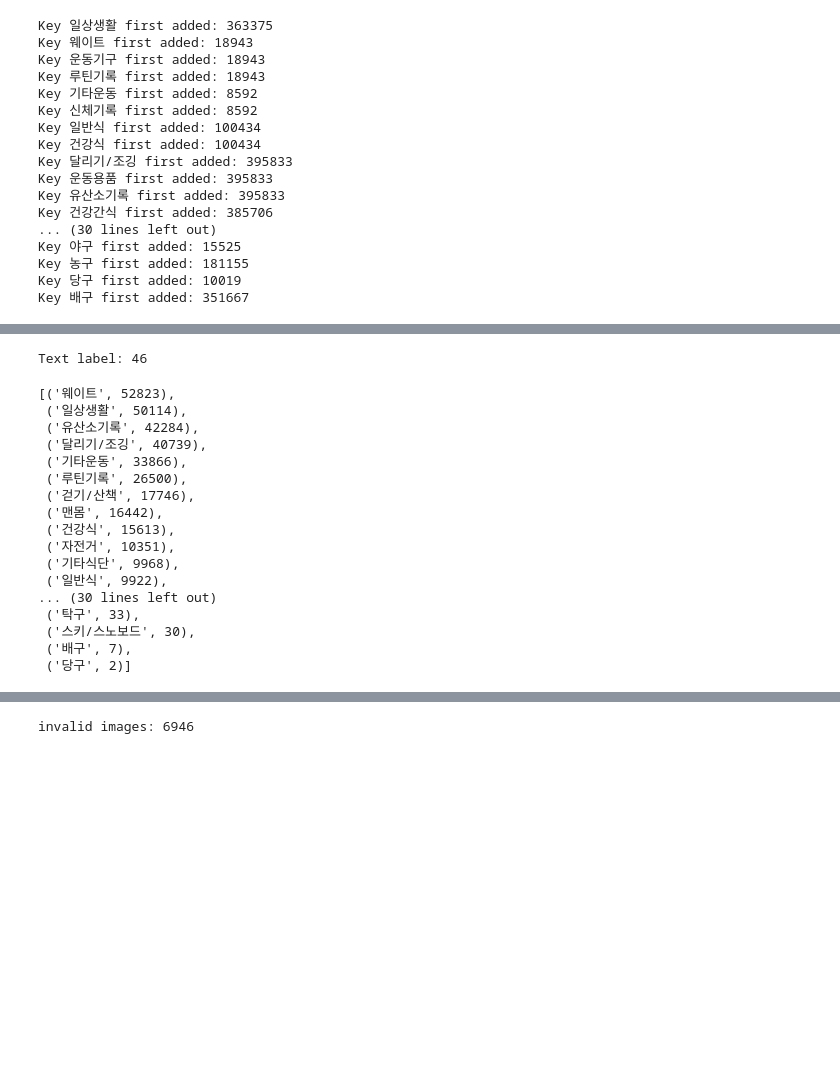
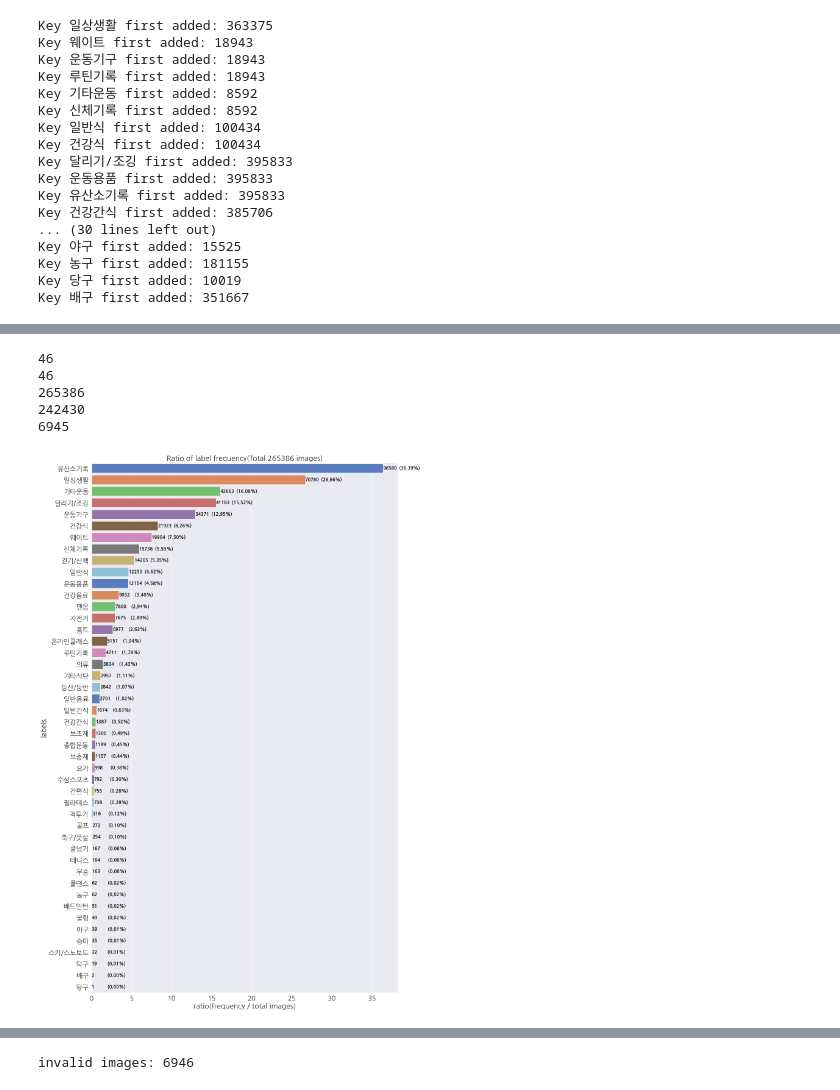
Before and after one commit to circlin-dev/feed_autolabeler, a Jupyter notebook: data_exploration.ipynb, the cells around one changed output, grey strips where cells are left out. Cells and saved outputs as stored; diff of their text form; code cells hidden in the pictures; blank space fills up the shorter version.

```diff
--- a/data_exploration.ipynb
+++ b/data_exploration.ipynb
@@ -233,7 +239,8 @@ processed_data.tail(20)
 def find_labels(directories): #list
     dict_image_label = {}
     dict_text_label = {}
-    num_images = 0
+    num_valid_images = 0
+    num_texts = 0
     invalidImage = []
     for directory in directories:
         json_list = os.listdir(directory)
@@ -247,6 +254,8 @@ def find_labels(directories): #list
                 #Image label #Consider invalidImage
                 for image in image_list:
                     if "invalidImage" not in image.keys():
+                        num_valid_images += 1
+
                         if image["athletics"][0] != "none":
                             for athletics_label in image["athletics"]:
                                 if athletics_label in dict_image_label.keys():
@@ -278,6 +287,7 @@ def find_labels(directories): #list
                         invalidImage.append(image['index'])
 
                 #Text label
+                num_texts += 1
                 if text["athletics"][0] != "none":
                     for athletics_label in text["athletics"]:
                         if athletics_label in dict_text_label.keys():
@@ -302,7 +312,7 @@ def find_labels(directories): #list
                             dict_text_label[etc_label] = 0
                 else:
                     pass
-    return [dict_image_label, dict_text_label], invalidImage
+    return [dict_image_label, dict_text_label], num_valid_images, num_texts, invalidImage
 # %%
 labels_dict = find_labels(json_dirs)
 # %% [output]
@@ -349,23 +336,40 @@ Image label: 46
-# %%
-#Text label
-print(f"Text label: {len(sorted(labels_dict[0][1].items(), key=(lambda x: x[1]), reverse=True))}")
-sorted(labels_dict[0][1].items(), key=(lambda x: x[1]), reverse=True)
-# %% [output]
-Text label: 46
-[('웨이트', 52823),
- ('일상생활', 50114),
- ('유산소기록', 42284),
- ('달리기/조깅', 40739),
- ('기타운동', 33866),
- ('루틴기록', 26500),
- ('걷기/산책', 17746),
- ('맨몸', 16442),
- ('건강식', 15613),
- ('자전거', 10351),
- ('기타식단', 9968),
- ('일반식', 9922),
-... (30 lines left out)
- ('탁구', 33),
- ('스키/스노보드', 30),
- ('배구', 7),
- ('당구', 2)]
+# %%
+print(len(labels_dict[0][0]))
+print(len(labels_dict[0][1]))
+print(labels_dict[1])
+print(labels_dict[2])
+print(len(labels_dict[3]))
+# %% [output]
+46
+46
+265386
+242430
+6945
+# %%
+import matplotlib.pyplot as plt
+import seaborn as sns
+
+sns.set(font_scale=2)
+plt.rcParams['font.family'] = 'NanumGothic'
+
+total_images = labels_dict[1]
+
+sorted_image_labels = sorted(labels_dict[0][0].items(), key=(lambda x: x[1]), reverse=True)
+ratio_image_labels = [( x[1] / total_images ) * 100 for x in sorted_image_labels]
+
+bar, ax = plt.subplots(figsize=(18, 32))
+sns_image_df = pd.DataFrame({'labels': [x[0] for x in sorted_image_labels],
+                                   'ratio(frequency / total images)': ratio_image_labels})
+ax = sns.barplot(x="ratio(frequency / total images)",
+                 y="labels",
+                 data=sns_image_df,
+                 ci=None,
+                 palette="muted",
+                 orient="h")
+ax.set_title(f"Ratio of label frequency(Total {total_images} images)")
+
+for index, rect in enumerate(ax.patches):
+    ax.text(rect.get_width(), rect.get_y() + 0.5, sorted_image_labels[index][1], weight="bold", fontsize=15)
+    ax.text(rect.get_width() + 2, rect.get_y() + 0.5, "({:.2f}%)".format(ratio_image_labels[index]), weight="bold", fontsize=15)
+# %% [output]
+[figure, added]
```
Also changed, not shown: parts of 5 cells of this notebook, 6 other files.
